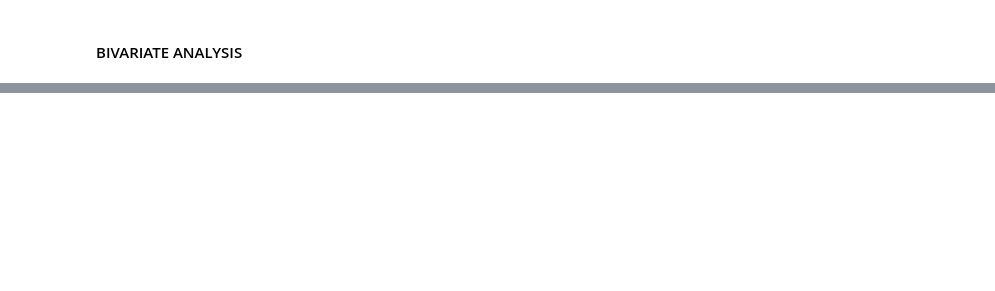
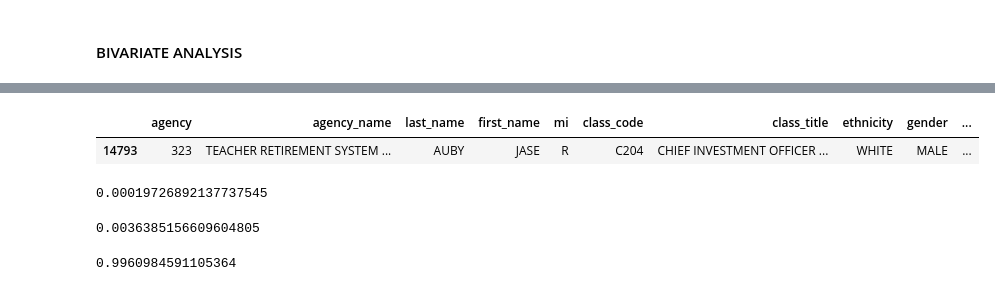
Before and after one commit to shanusaras/Capstone_Projects, a Jupyter notebook: Project_02_Texas_salary_prediction.ipynb, the cells around one changed output, grey strips where cells are left out. Saved outputs shown, nothing was run; the diff lists cells and outputs as text; code cells hidden in the pictures; blank space fills up the shorter version.

```diff
--- a/Project_02_Texas_salary_prediction.ipynb
+++ b/Project_02_Texas_salary_prediction.ipynb
@@ -523,0 +553,24 @@ Around 98% work **less than 40 hours per week** and it is showing normal distrib
+# %%
+# no of records with annual_salary greater than 4 lakh dollars
+data.loc[data['annual'] >400000]
+# %% [output]
+|  | agency | agency_name | last_name | first_name | mi | class_code | class_title | ethnicity | gender | ... |
+| 14793 | 323 | TEACHER RETIREMENT SYSTEM ... | AUBY | JASE | R | C204 | CHIEF INVESTMENT OFFICER ... | WHITE | MALE | ... |
+# %%
+# no of records with annual salary between 3 lakh and 4 lakh dollars
+
+len(data.loc[(data['annual']> 300000)&(data['annual'] <400000)])/ len(data)
+# %% [output]
+0.00019726892137737545
+# %%
+# records with annual salary between 2 lakh and 3 lakh dollars
+
+len(data.loc[(data['annual']> 200000)&(data['annual'] <300000)])/ len(data)
+# %% [output]
+0.0036385156609604805
+# %%
+# employees with annual salary less than 2 lakh dollars
+
+len(data.loc[data['annual']< 200000])/ len(data)
+# %% [output]
+0.9960984591105364
```
Also changed, not shown: parts of 21 cells of this notebook.
